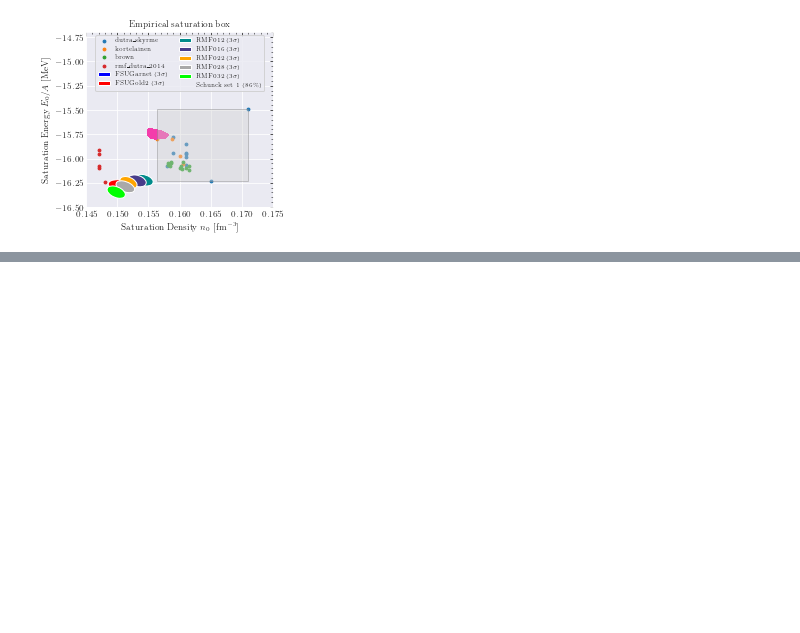
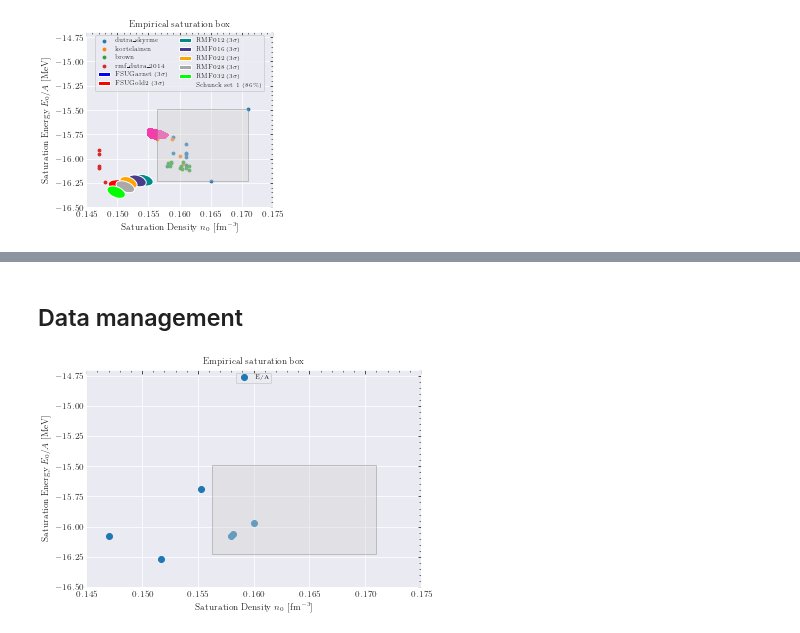
Before and after one commit to cdrischler/nuclear_saturation, a Jupyter notebook: analysis_conjugate_priors.ipynb, the cells around one changed output, grey strips where cells are left out. Drawn from its saved outputs; the diff is of its cells as text; code cells hidden in the pictures; blank space fills up the shorter version.

```diff
--- a/analysis_conjugate_priors.ipynb
+++ b/analysis_conjugate_priors.ipynb
@@ -48,3 +47,14 @@ Sampling 4 chains for 2_000 tune and 10_000 draw iterations (8_000 + 40_000 draw
 [interactive output not drawn]
 # %%
 fig.savefig(f"{pdf_path}/refactored_overview.pdf")
+# %% [markdown]
+## Data management
+# %%
+sampled_dft_constraints = pd.DataFrame()
+for key, val in dft_constraints.items():
+    sampled_dft_constraints = val.sample(df=sampled_dft_constraints)
+
+ax = sampled_dft_constraints.plot(x="rho0", y="E/A", linestyle="None", marker="o")
+drischler.plot(ax=ax, plot_scatter=False, plot_box_estimate=True)
+# %% [output]
+[figure, added]
```
Also changed, not shown: parts of 7 cells of this notebook, 7 other files.
